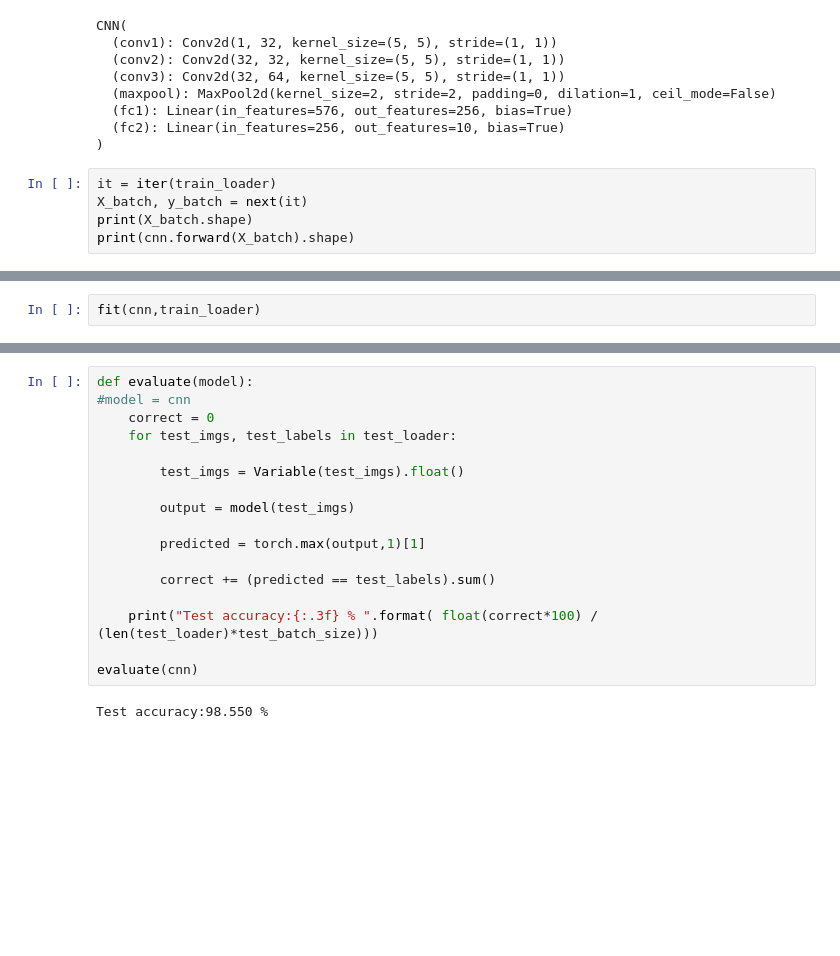
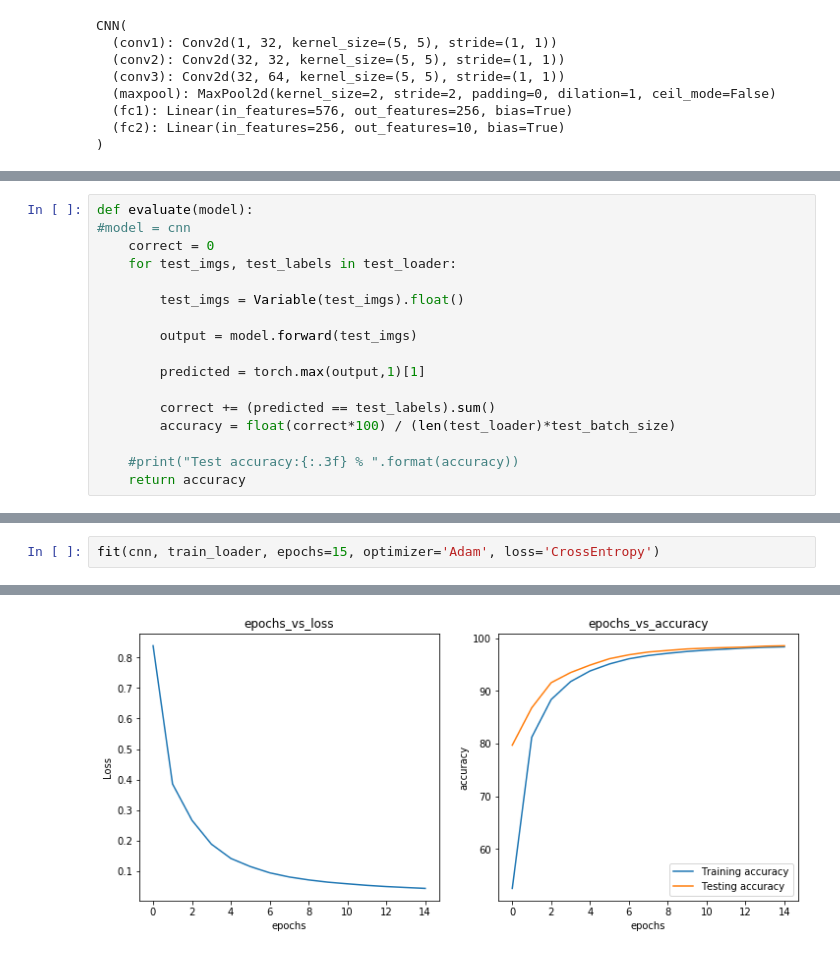
Before and after one commit to sanghvirajit/Neural_Networks_Pytorch, a Jupyter notebook: Convolution Neural Network (CNN).ipynb, the cells around one changed output, grey strips where cells are left out. Drawn from its saved outputs; the diff is of its cells as text; blank space fills up the shorter version.

Commit message:
plots added

```diff
--- a/Convolution Neural Network (CNN).ipynb
+++ b/Convolution Neural Network (CNN).ipynb
@@ -68,8 +68,3 @@ CNN(
   (fc1): Linear(in_features=576, out_features=256, bias=True)
   (fc2): Linear(in_features=256, out_features=10, bias=True)
 )
-# %%
-it = iter(train_loader)
-X_batch, y_batch = next(it)
-print(X_batch.shape)
-print(cnn.forward(X_batch).shape)
@@ -79 +71,18 @@ torch.Size([6000, 10])
+# %%
+def evaluate(model):
+#model = cnn
+    correct = 0
+    for test_imgs, test_labels in test_loader:
+
+        test_imgs = Variable(test_imgs).float()
+
+        output = model.forward(test_imgs)
+
+        predicted = torch.max(output,1)[1]
+
+        correct += (predicted == test_labels).sum()
+        accuracy = float(correct*100) / (len(test_loader)*test_batch_size)
+
+    #print("Test accuracy:{:.3f} % ".format(accuracy))
+    return accuracy
 # %%
@@ -127,3 +183,3 @@ def fit(model, train_loader):
 # %%
-fit(cnn,train_loader)
+fit(cnn, train_loader, epochs=15, optimizer='Adam', loss='CrossEntropy')
 # %% [output]
@@ -145,19 +201 @@ Epoch : 14 [60000/60000 (100%)] Loss: 0.043438   Accuracy:98.347%
+[figure, added]
-# %%
-def evaluate(model):
-#model = cnn
-    correct = 0
-    for test_imgs, test_labels in test_loader:
-
-        test_imgs = Variable(test_imgs).float()
-
-        output = model(test_imgs)
-
-        predicted = torch.max(output,1)[1]
-
-        correct += (predicted == test_labels).sum()
-
-    print("Test accuracy:{:.3f} % ".format( float(correct*100) / (len(test_loader)*test_batch_size)))
-
-evaluate(cnn)
-# %% [output]
-Test accuracy:98.550 %
```
Also changed, not shown: parts of 3 cells of this notebook, 1 other file.
